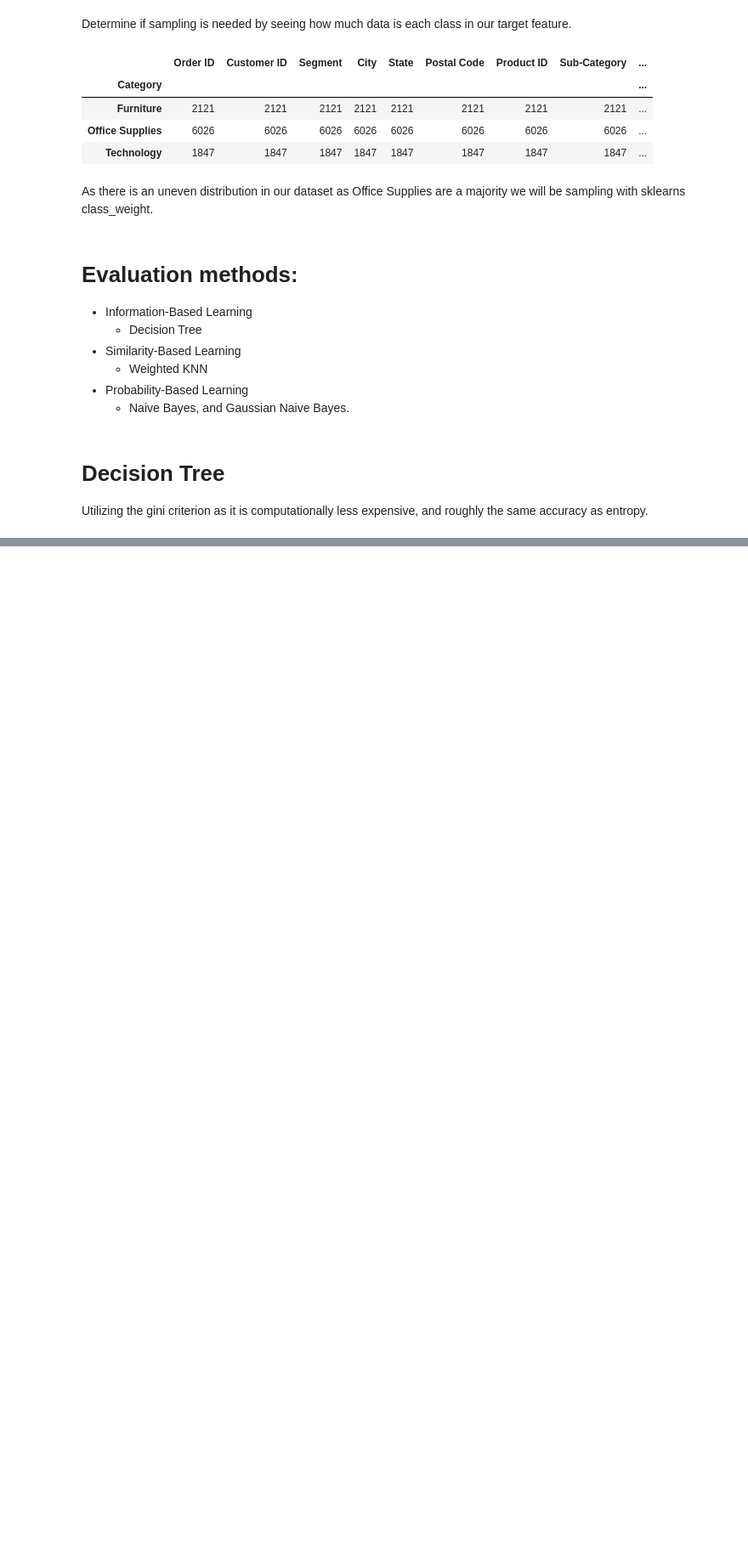
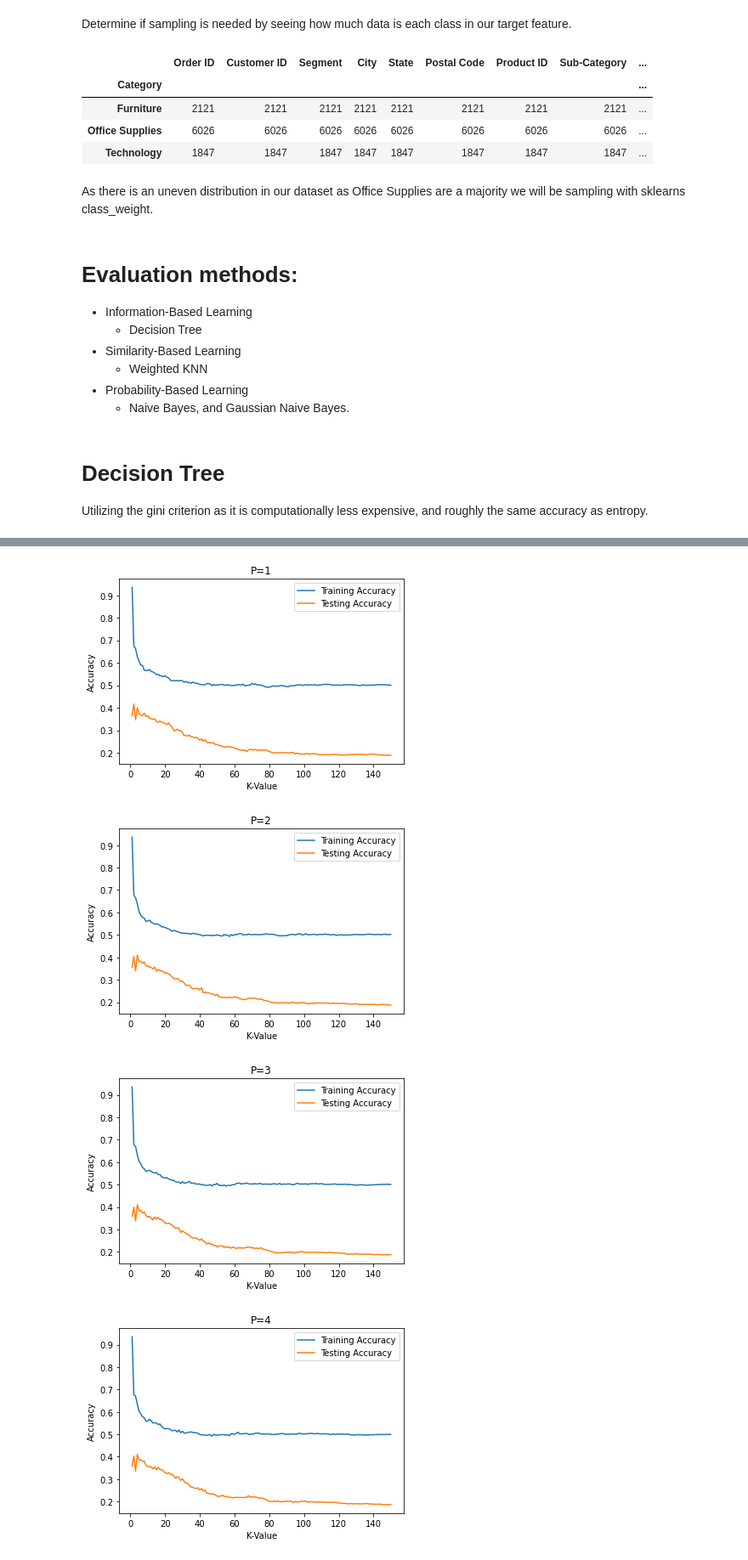
Before and after one commit to AmandeepSBassi/DataScienceProject, a Jupyter notebook: Project.evaluation.ipynb, the cells around one changed output, grey strips where cells are left out. Shown at 85% size. Drawn from its saved outputs; the diff is of its cells as text; code cells hidden in the pictures; blank space fills up the shorter version.

```diff
--- a/Project.evaluation.ipynb
+++ b/Project.evaluation.ipynb
@@ -135,0 +158,24 @@ Error rate is
+# %%
+def minkowski_knn(pvalue):
+    results = pd.DataFrame(columns=['K-Value', 'Training Accuracy', 'Testing Accuracy'])
+    for kvalue in range (1,151):
+        knc = KNeighborsClassifier(n_neighbors=kvalue, metric='minkowski', p=pvalue)
+        #fits the training data to the model
+        knc.fit(X_train, Y_train)
+        #makes predictions based on X data
+        train_pred = knc.predict(X_train)
+        target_pred = knc.predict(X_test)
+        #stores results in a dataframe
+        results.loc[kvalue] = [kvalue, accuracy_score(Y_train, train_pred), accuracy_score(Y_test, target_pred)]
+    #plots the accuracy scores
+    results.pop('K-Value')
+    results.plot(xlabel='K-Value', ylabel='Accuracy').set_title("P="+str(pvalue))
+    plt.show()
+#calls function for each p value
+for pvalue in range (1,5):
+   minkowski_knn(pvalue)
+# %% [output]
+[figure, added]
+[figure, added]
+[figure, added]
+[figure, added]
```
Also changed, not shown: parts of 7 cells of this notebook.
